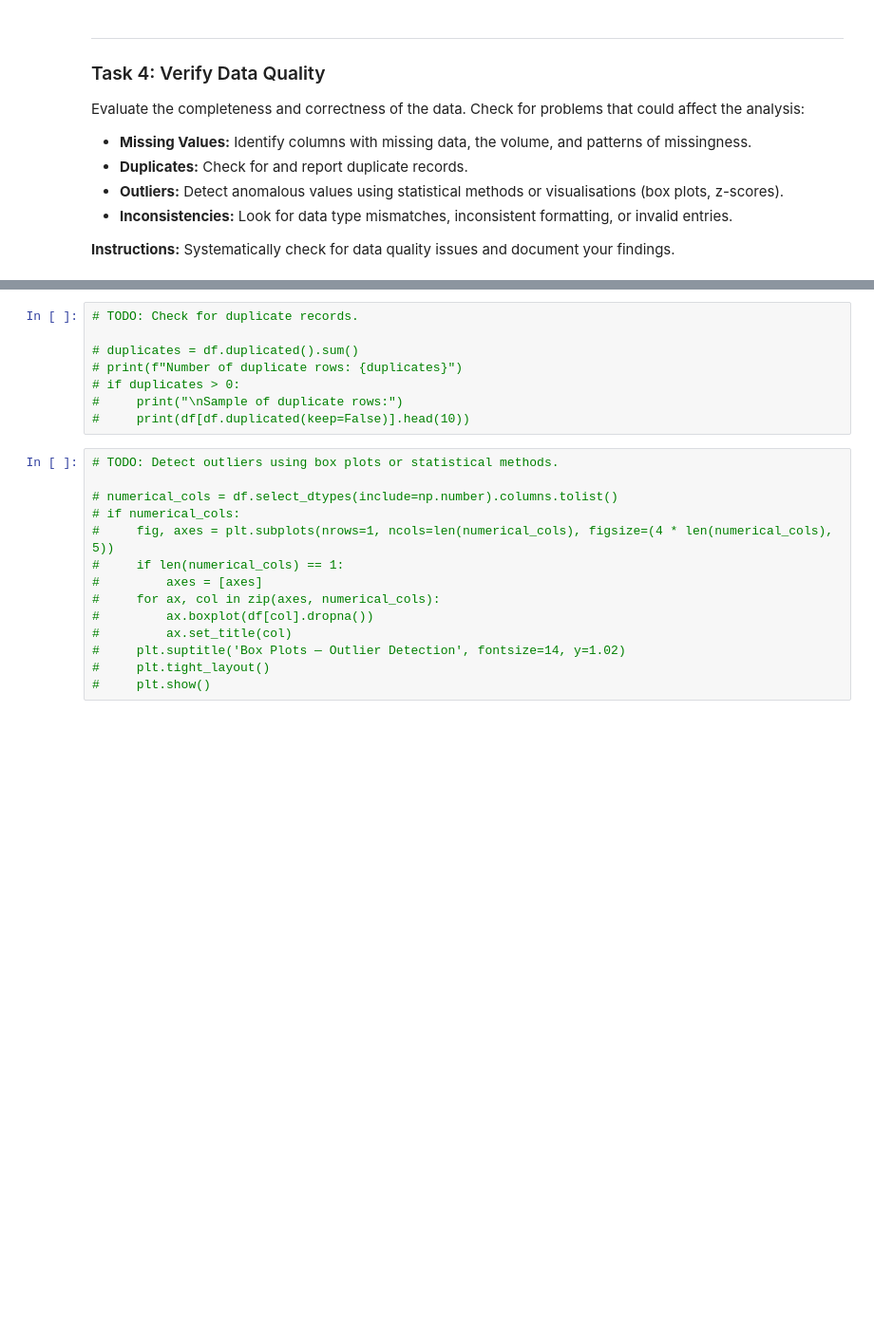
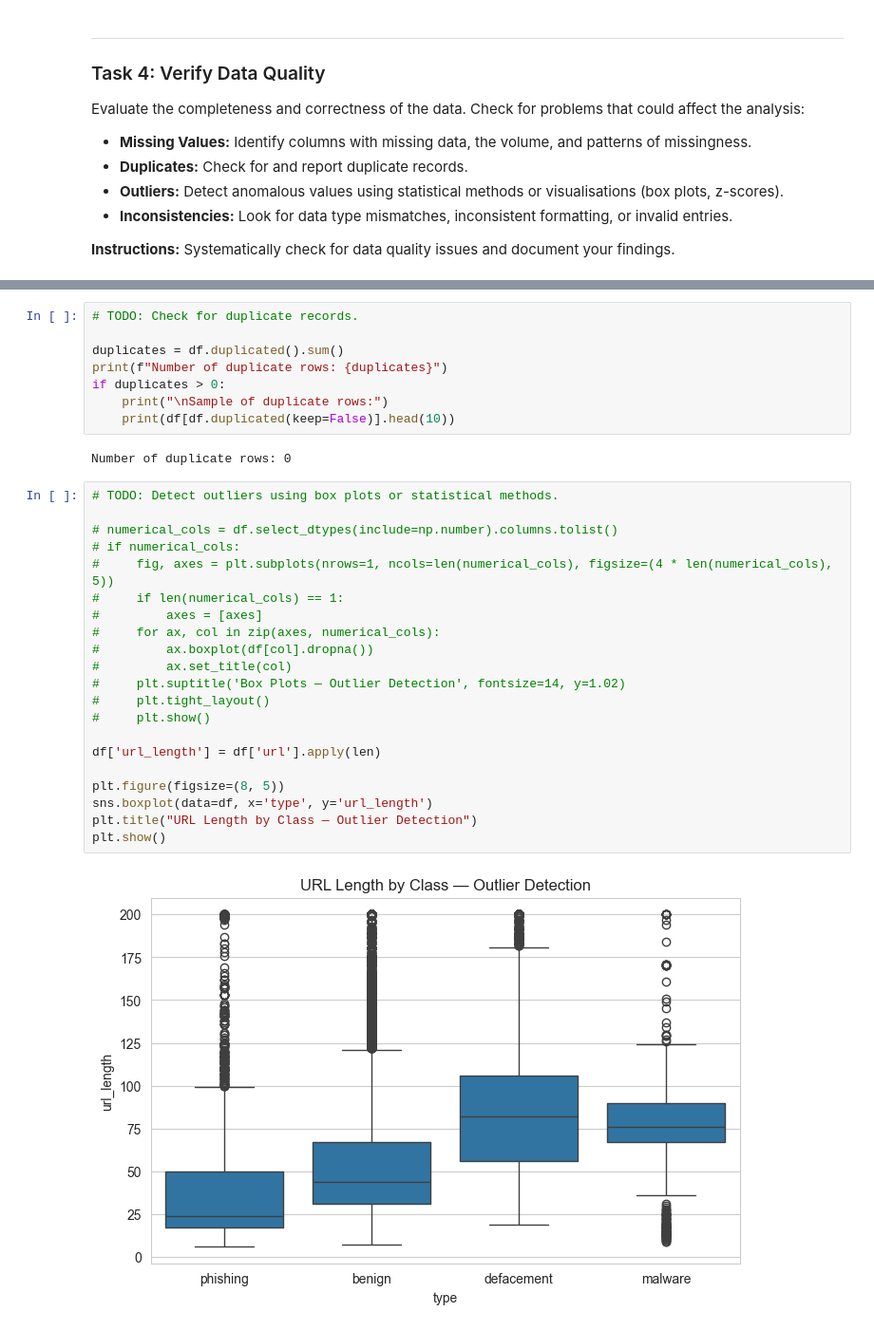
Before and after one commit to yassienE4/dsproject, a Jupyter notebook: notebooks/Phase_2_Data_Understanding.ipynb, the cells around one changed output, grey strips where cells are left out. Shown at 95% size. Cells and saved outputs as stored; diff of their text form; blank space fills up the shorter version.

```diff
--- a/notebooks/Phase_2_Data_Understanding.ipynb
+++ b/notebooks/Phase_2_Data_Understanding.ipynb
@@ -144,22 +251,33 @@ Evaluate the completeness and correctness of the data. Check for problems that c
 # %%
 # TODO: Check for duplicate records.
 
-# duplicates = df.duplicated().sum()
-# print(f"Number of duplicate rows: {duplicates}")
-# if duplicates > 0:
-#     print("\nSample of duplicate rows:")
-#     print(df[df.duplicated(keep=False)].head(10))
+duplicates = df.duplicated().sum()
+print(f"Number of duplicate rows: {duplicates}")
+if duplicates > 0:
+    print("\nSample of duplicate rows:")
+    print(df[df.duplicated(keep=False)].head(10))
+# %% [output]
+Number of duplicate rows: 0
 # %%
 # TODO: Detect outliers using box plots or statistical methods.
 
 # numerical_cols = df.select_dtypes(include=np.number).columns.tolist()
 # if numerical_cols:
 #     fig, axes = plt.subplots(nrows=1, ncols=len(numerical_cols), figsize=(4 * len(numerical_cols), 5))
 #     if len(numerical_cols) == 1:
 #         axes = [axes]
 #     for ax, col in zip(axes, numerical_cols):
 #         ax.boxplot(df[col].dropna())
 #         ax.set_title(col)
 #     plt.suptitle('Box Plots — Outlier Detection', fontsize=14, y=1.02)
 #     plt.tight_layout()
 #     plt.show()
+
+df['url_length'] = df['url'].apply(len)
+
+plt.figure(figsize=(8, 5))
+sns.boxplot(data=df, x='type', y='url_length')
+plt.title("URL Length by Class — Outlier Detection")
+plt.show()
+# %% [output]
+[figure, added]
```
Also changed, not shown: parts of 13 cells of this notebook, 2 other files.
